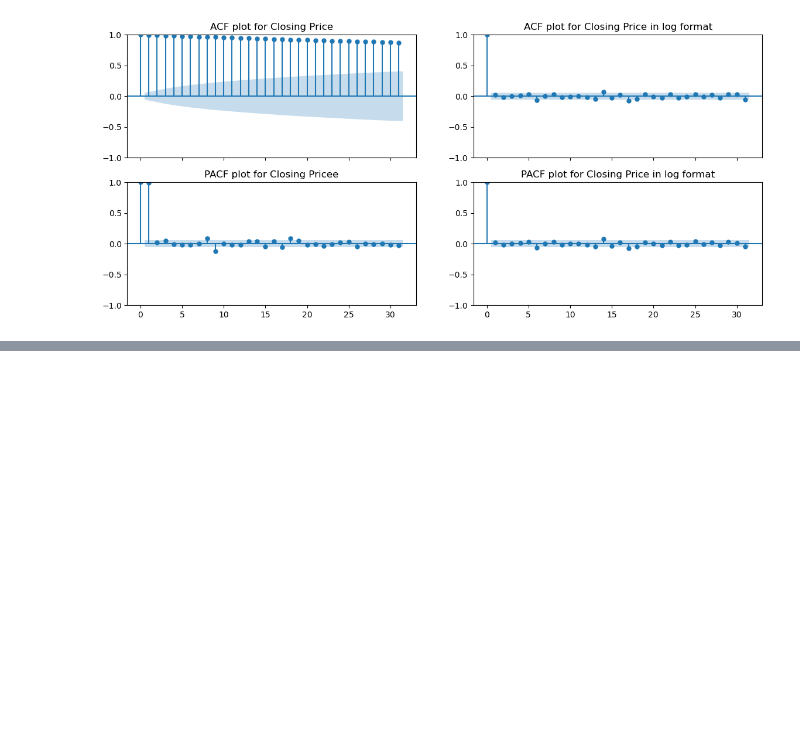
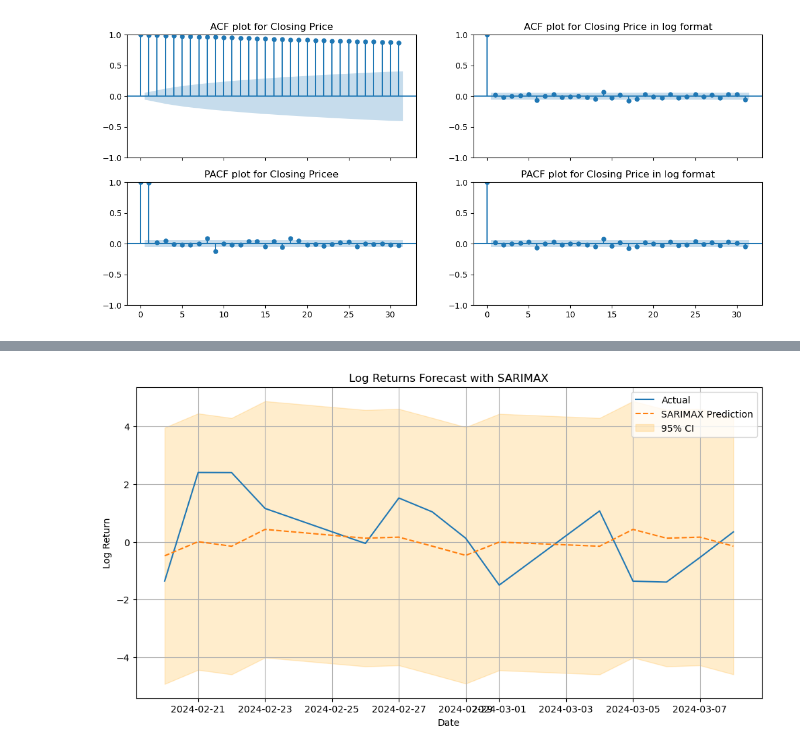
Before and after one commit to lucaluisadjei/pythongermanstocks, a Jupyter notebook: python_project copy.ipynb, the cells around one changed output, grey strips where cells are left out. Saved outputs shown, nothing was run; the diff lists cells and outputs as text; code cells hidden in the pictures; blank space fills up the shorter version.

```diff
--- a/python_project copy.ipynb
+++ b/python_project copy.ipynb
@@ -909,0 +456,49 @@ plt.plot(df_tel['dates'],df_tel['volatility'])
+# %%
+import pandas as pd
+import matplotlib.pyplot as plt
+from statsmodels.tsa.statespace.sarimax import SARIMAX
+
+# Ensure datetime index
+auto_training.index = pd.to_datetime(auto_training.index)
+auto_testing.index = pd.to_datetime(auto_testing.index)
+
+# Step 1: Define y_train and y_test
+y_train = auto_training['log_returns']
+y_test = auto_testing['log_returns']
+
+# Step 2: Fit SARIMAX model
+# You can tune (p, d, q) and (P, D, Q, s) as needed
+model = SARIMAX(
+    y_train,
+    order=(0, 0, 2),             # ARIMA part: (p, d, q)
+    seasonal_order=(0, 1, 1, 7), # Weekly seasonality for daily data
+    enforce_stationarity=False,
+    enforce_invertibility=False
+)
+results = model.fit(disp=False)
+
+# Step 3: Forecast the same number of steps as auto_testing
+n_test = len(auto_testing)
+forecast = results.get_forecast(steps=n_test)
+
+# Step 4: Extract predicted values + confidence intervals
+predicted_mean = forecast.predicted_mean
+conf_int = forecast.conf_int()
+
+# Match forecast index to auto_testing
+predicted_mean.index = auto_testing.index
+conf_int.index = auto_testing.index
+
+# Step 5: Plot results
+plt.figure(figsize=(12, 6))
+plt.plot(y_test.index, y_test, label='Actual', linestyle='-')
+plt.plot(predicted_mean.index, predicted_mean, label='SARIMAX Prediction', linestyle='--')
+plt.fill_between(conf_int.index, conf_int.iloc[:, 0], conf_int.iloc[:, 1], color='orange', alpha=0.2, label='95% CI')
+plt.title('Log Returns Forecast with SARIMAX')
+plt.xlabel('Date')
+plt.ylabel('Log Return')
+plt.legend()
+plt.grid()
+plt.show()
+# %% [output]
+[figure, added]
```
Also changed, not shown: parts of 49 cells of this notebook.
